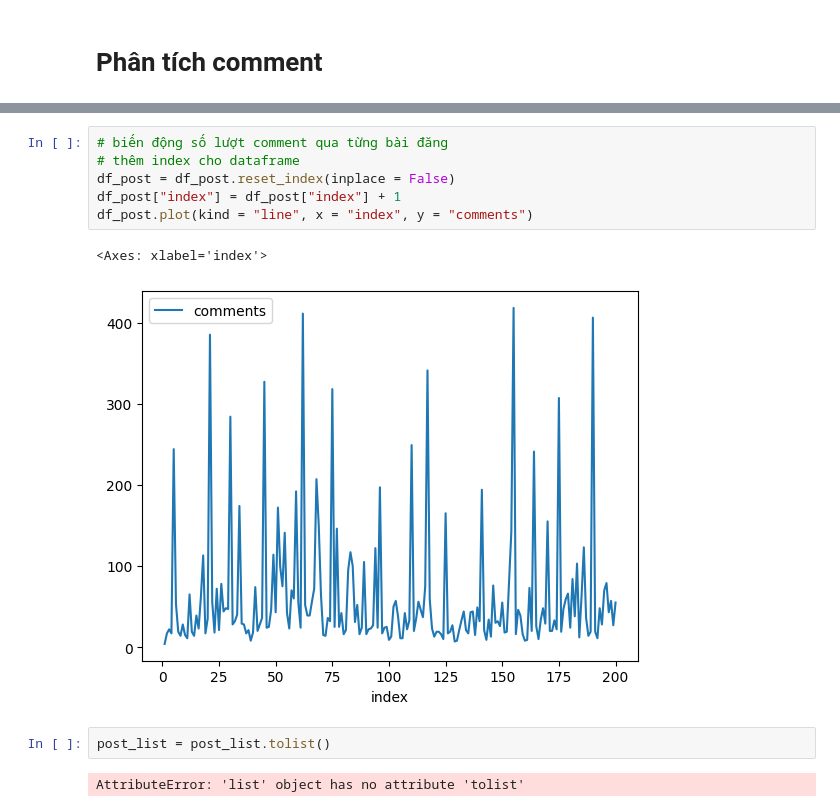
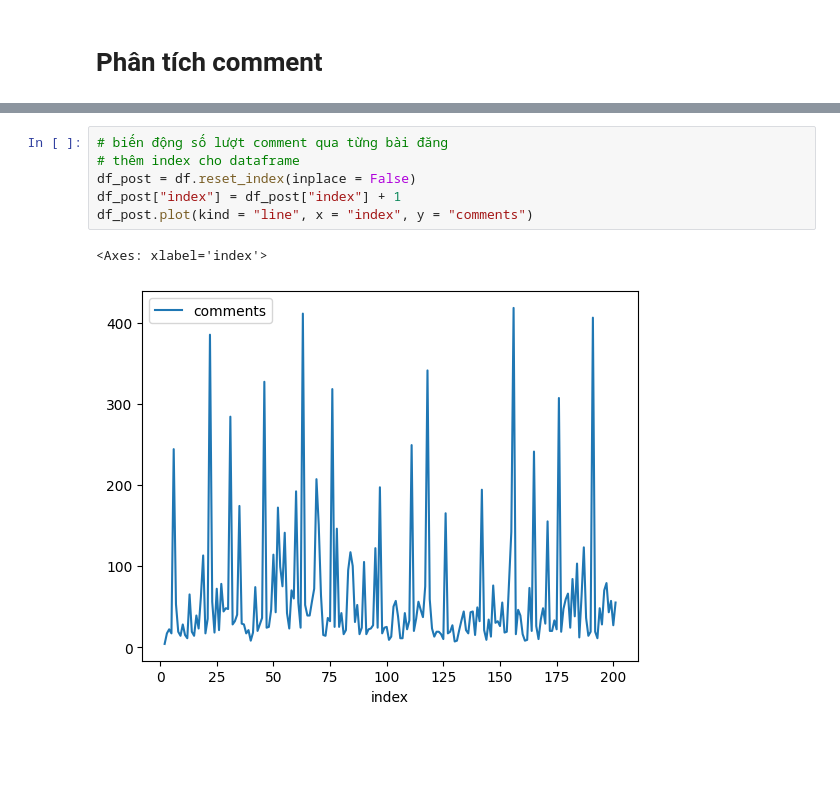
Before and after one commit to nhuyhoan004/Analyze-data-facebook, a Jupyter notebook: Analyze_data_comment.ipynb, the cells around one changed output, grey strips where cells are left out. Saved outputs shown, nothing was run; the diff lists cells and outputs as text; blank space fills up the shorter version.

```diff
--- a/Analyze_data_comment.ipynb
+++ b/Analyze_data_comment.ipynb
@@ -108,13 +85,9 @@ df_post.comments.median()
 # %%
 # biến động số lượt comment qua từng bài đăng
 # thêm index cho dataframe
-df_post = df_post.reset_index(inplace = False)
+df_post = df.reset_index(inplace = False)
 df_post["index"] = df_post["index"] + 1
 df_post.plot(kind = "line", x = "index", y = "comments")
 # %% [output]
 <Axes: xlabel='index'>
-[figure, old version]
+[figure, new version]
-# %%
-post_list = post_list.tolist()
-# %% [output]
-AttributeError: 'list' object has no attribute 'tolist'
```
Also changed, not shown: parts of 5 cells of this notebook, 6 other files.
